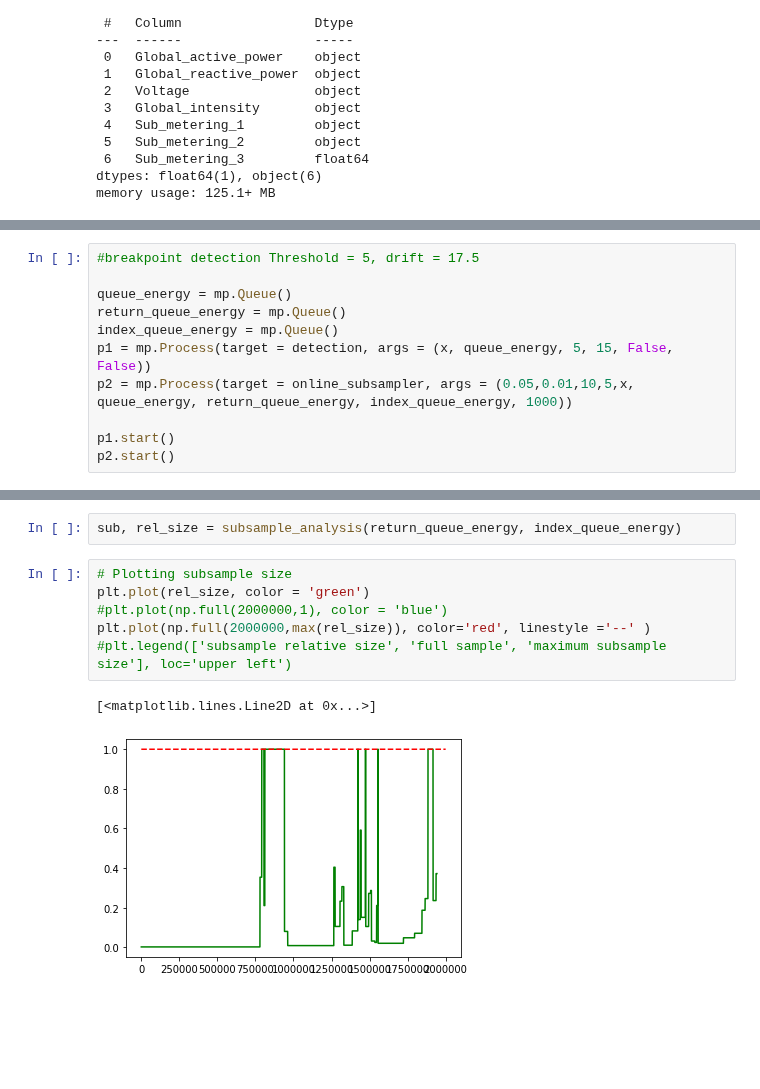
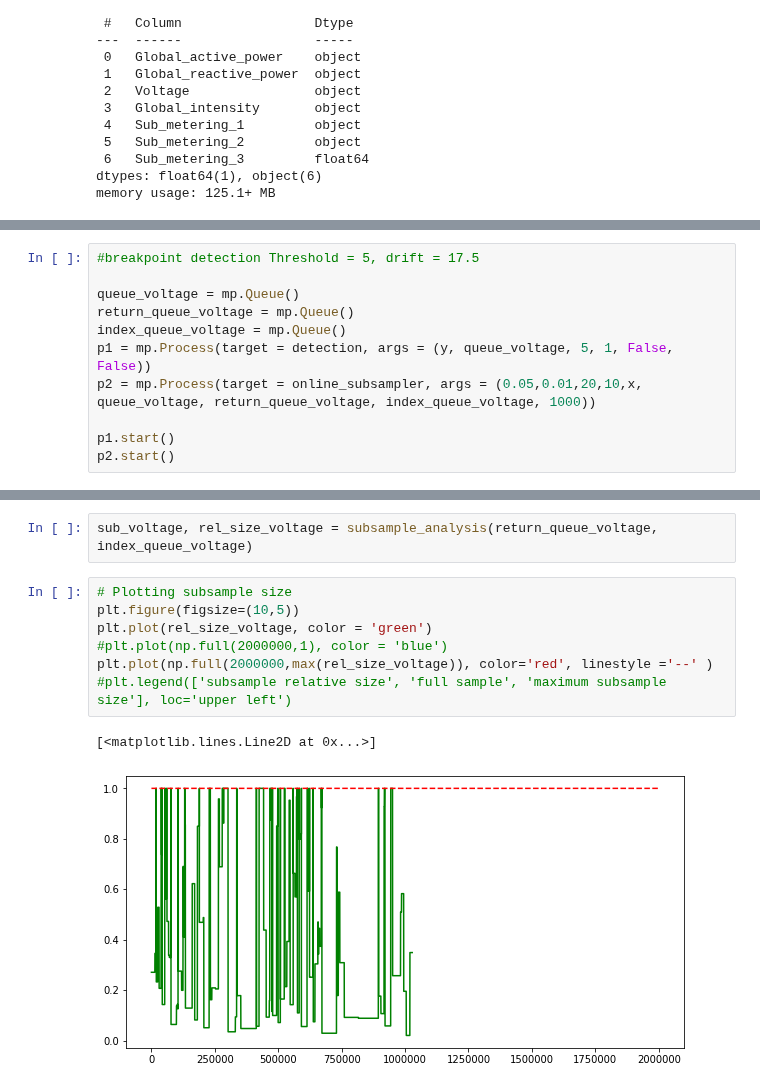
Before and after one commit to Barbarioli/OTSS, a Jupyter notebook: examples.ipynb, the cells around one changed output, grey strips where cells are left out. Saved outputs shown, nothing was run; the diff lists cells and outputs as text; blank space fills up the shorter version.

```diff
--- a/examples.ipynb
+++ b/examples.ipynb
@@ -212,11 +283,11 @@ x.plot()
 # %%
 #breakpoint detection Threshold = 5, drift = 17.5
 
-queue_energy = mp.Queue()
-return_queue_energy = mp.Queue()
-index_queue_energy = mp.Queue()
-p1 = mp.Process(target = detection, args = (x, queue_energy, 5, 15, False, False))
-p2 = mp.Process(target = online_subsampler, args = (0.05,0.01,10,5,x, queue_energy, return_queue_energy, index_queue_energy, 1000))
+queue_voltage = mp.Queue()
+return_queue_voltage = mp.Queue()
+index_queue_voltage = mp.Queue()
+p1 = mp.Process(target = detection, args = (y, queue_voltage, 5, 1, False, False))
+p2 = mp.Process(target = online_subsampler, args = (0.05,0.01,20,10,x, queue_voltage, return_queue_voltage, index_queue_voltage, 1000))
 
 p1.start()
 p2.start()
@@ -241,13 +329,14 @@ Relative sample size:  37.21 %
-# %%
-sub, rel_size = subsample_analysis(return_queue_energy, index_queue_energy)
+# %%
+sub_voltage, rel_size_voltage = subsample_analysis(return_queue_voltage, index_queue_voltage)
 # %%
 # Plotting subsample size
-plt.plot(rel_size, color = 'green')
+plt.figure(figsize=(10,5))
+plt.plot(rel_size_voltage, color = 'green')
 #plt.plot(np.full(2000000,1), color = 'blue')
-plt.plot(np.full(2000000,max(rel_size)), color='red', linestyle ='--' )
+plt.plot(np.full(2000000,max(rel_size_voltage)), color='red', linestyle ='--' )
 #plt.legend(['subsample relative size', 'full sample', 'maximum subsample size'], loc='upper left')
 # %% [output]
 [<matplotlib.lines.Line2D at 0x...>]
-[figure, old version]
+[figure, new version]
 # %%
 #plotting mean
```
Also changed, not shown: parts of 22 cells of this notebook.
